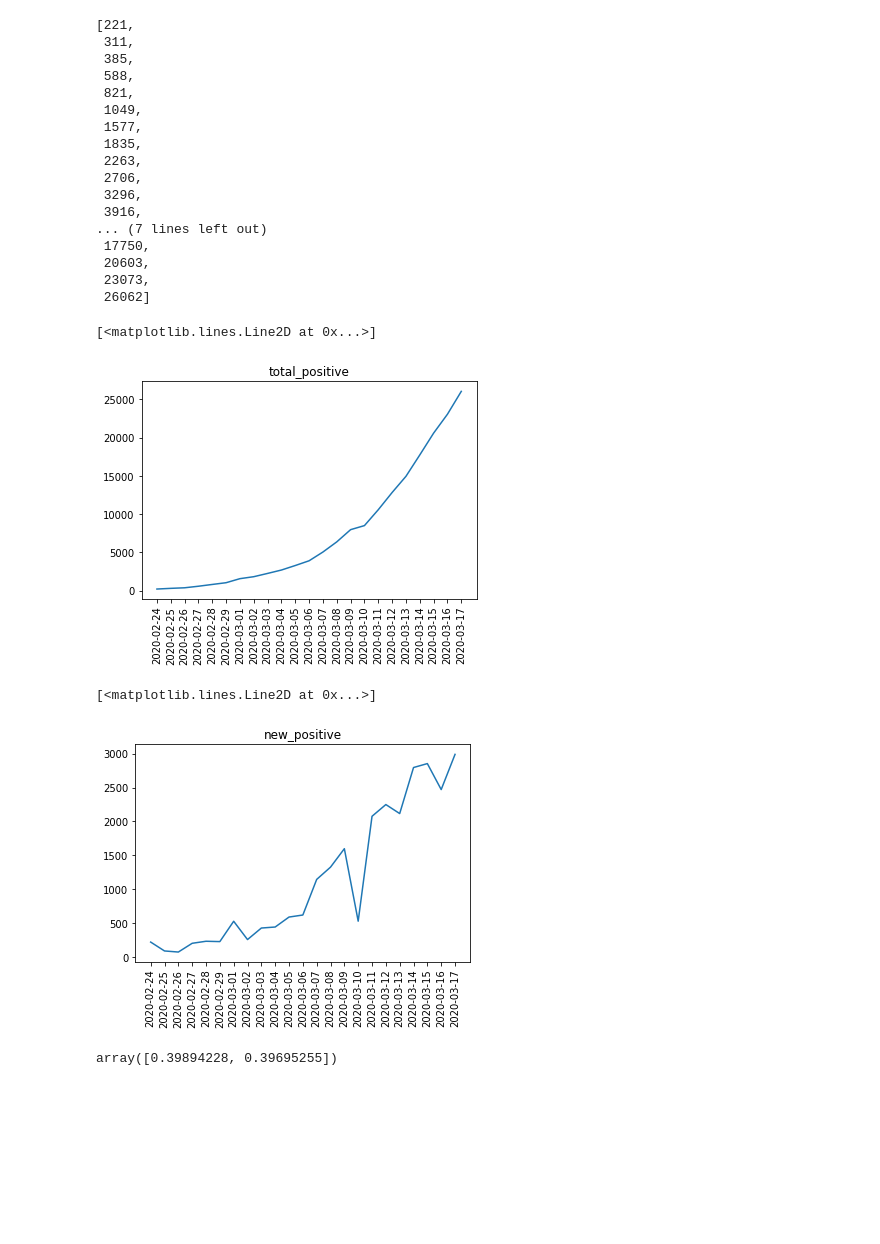
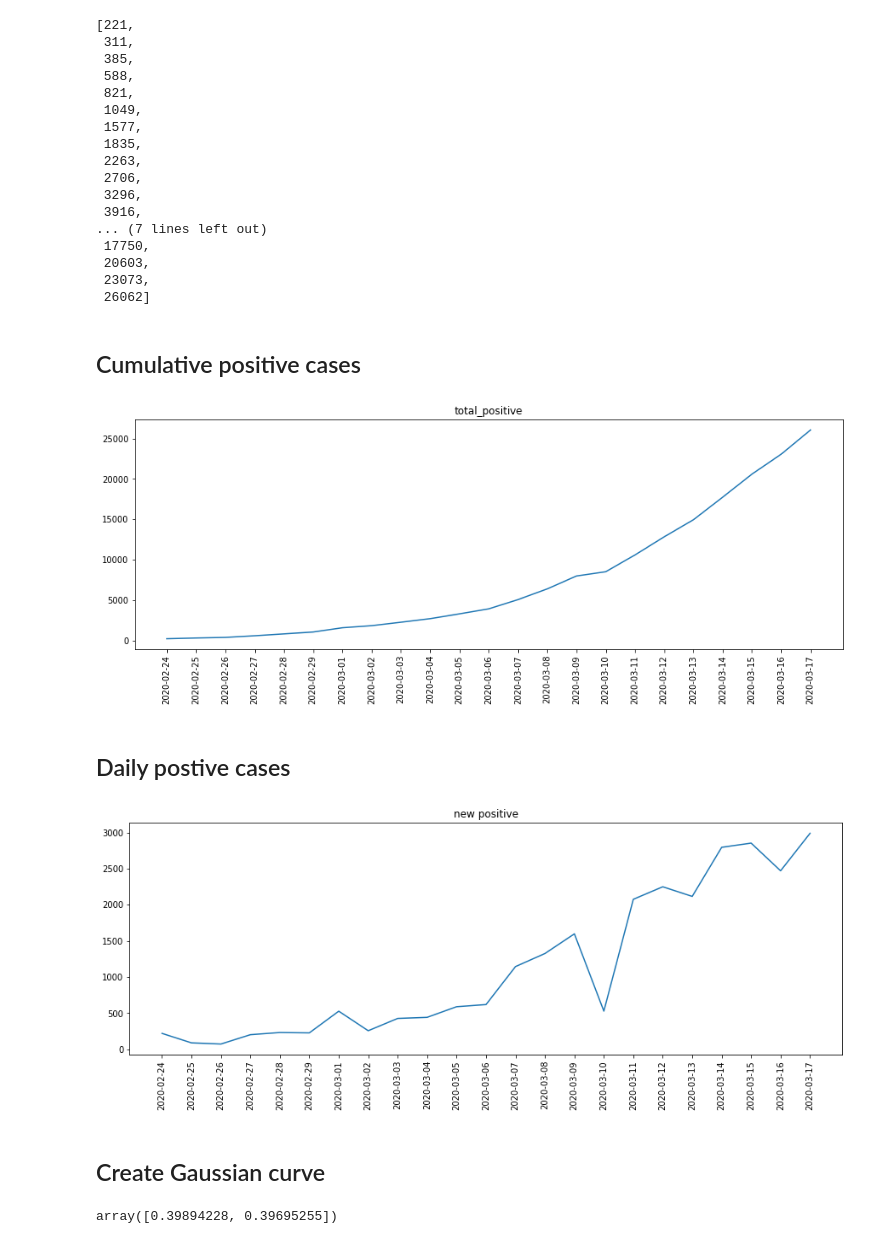
Before and after one commit to PietroDF/Covid_forecast, a Jupyter notebook: Covid_trend.ipynb, the cells around one changed output. Saved outputs shown, nothing was run; the diff lists cells and outputs as text; code cells hidden in the pictures; blank space fills up the shorter version.

```diff
--- a/Covid_trend.ipynb
+++ b/Covid_trend.ipynb
@@ -49,18 +56,31 @@ tot_pos
  20603,
  23073,
  26062]
+# %% [markdown]
+## Cumulative positive cases
 # %%
+plt.figure(figsize=(15,5))
+
 plt.xticks(rotation=90)
 plt.title('total_positive')
 plt.plot(day_month,tot_pos)
+
+plt.show()
 # %% [output]
-[<matplotlib.lines.Line2D at 0x...>]
-[figure, old version]
+[figure, new version]
-# %%
-plt.xticks(rotation=90)
-plt.title('new_positive')
-plt.plot(day_month,new_pos)
-# %% [output]
-[<matplotlib.lines.Line2D at 0x...>]
-[figure, removed]
+# %% [markdown]
+## Daily postive cases
+# %%
+plt.figure(figsize=(15,5))
+
+plt.xticks(rotation=90)
+plt.title('new positive')
+plt.plot(day_month,new_pos)
+
+plt.show()
+# Looks like we have outlier on the 10th of March! Not going to correct it..
+# %% [output]
+[figure, added]
+# %% [markdown]
+## Create Gaussian curve
 # %%
```
Also changed, not shown: parts of 58 cells of this notebook.
